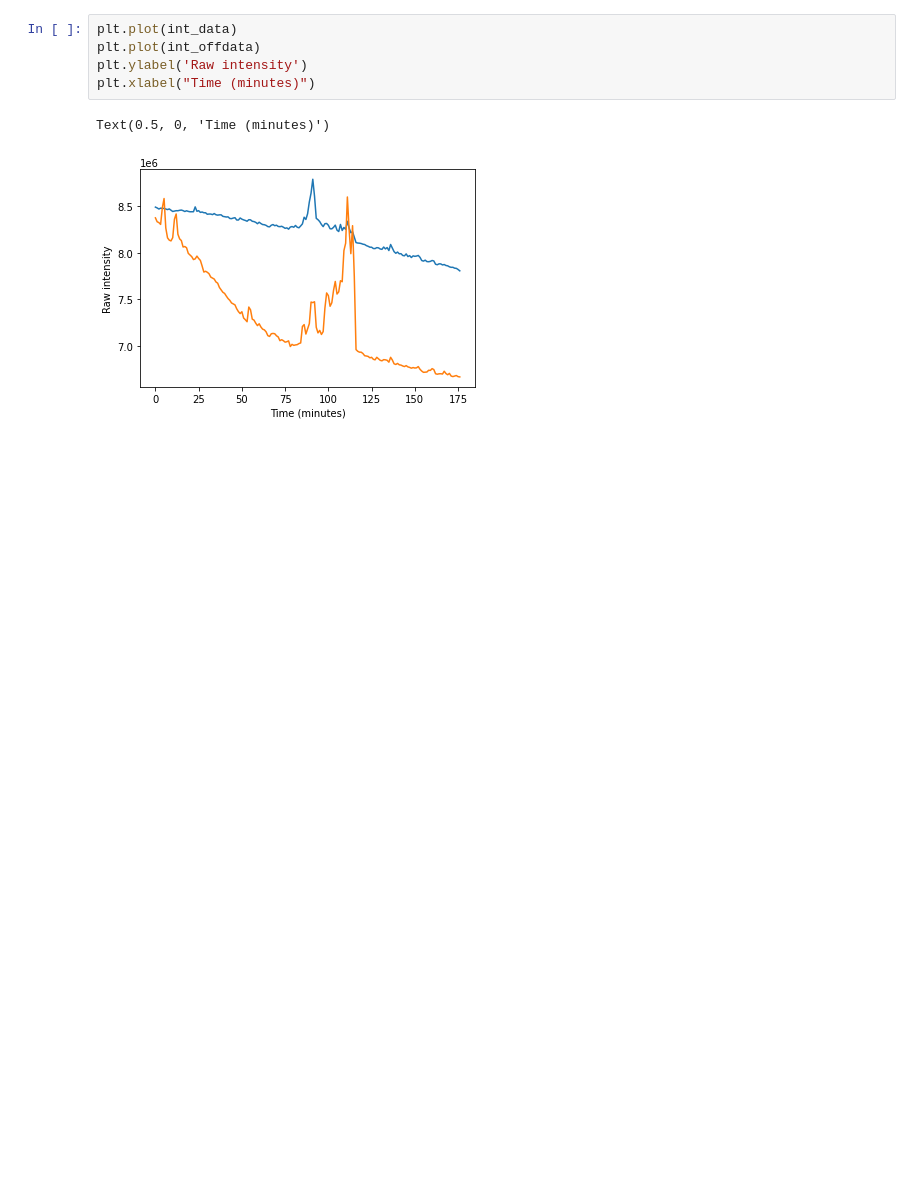
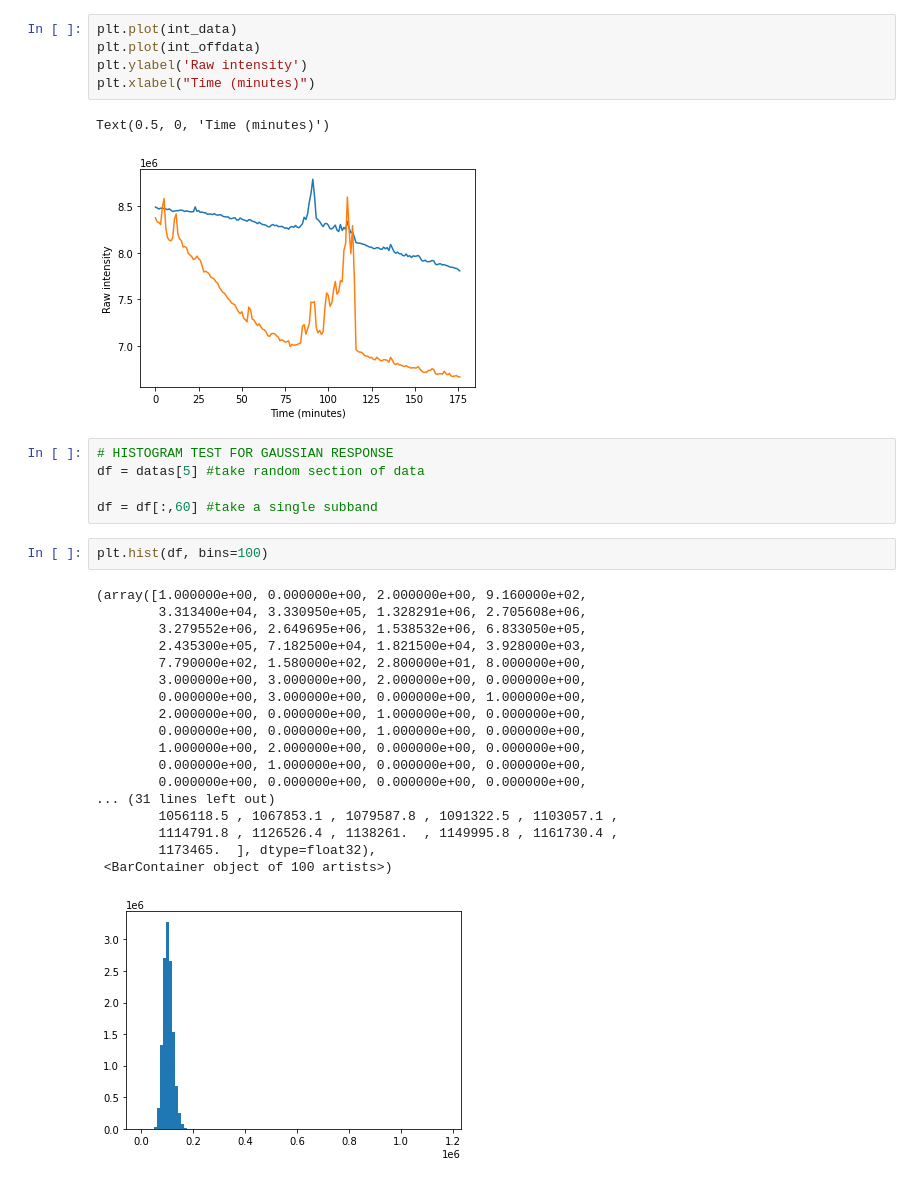
Before and after one commit to ofionnad/ilofar-data, a Jupyter notebook: 20201215_uranus/notebooks/bg_smooth_removal_offbeam.ipynb, the cells around one changed output. Drawn from its saved outputs; the diff is of its cells as text; blank space fills up the shorter version.

```diff
--- a/20201215_uranus/notebooks/bg_smooth_removal_offbeam.ipynb
+++ b/20201215_uranus/notebooks/bg_smooth_removal_offbeam.ipynb
@@ -239,3 +239,29 @@ plt.xlabel("Time (minutes)")
 # %% [output]
 Text(0.5, 0, 'Time (minutes)')
 [figure]
+# %%
+# HISTOGRAM TEST FOR GAUSSIAN RESPONSE
+df = datas[5] #take random section of data
+
+df = df[:,60] #take a single subband
+# %%
+plt.hist(df, bins=100)
+# %% [output]
+(array([1.000000e+00, 0.000000e+00, 2.000000e+00, 9.160000e+02,
+        3.313400e+04, 3.330950e+05, 1.328291e+06, 2.705608e+06,
+        3.279552e+06, 2.649695e+06, 1.538532e+06, 6.833050e+05,
+        2.435300e+05, 7.182500e+04, 1.821500e+04, 3.928000e+03,
+        7.790000e+02, 1.580000e+02, 2.800000e+01, 8.000000e+00,
+        3.000000e+00, 3.000000e+00, 2.000000e+00, 0.000000e+00,
+        0.000000e+00, 3.000000e+00, 0.000000e+00, 1.000000e+00,
+        2.000000e+00, 0.000000e+00, 1.000000e+00, 0.000000e+00,
+        0.000000e+00, 0.000000e+00, 1.000000e+00, 0.000000e+00,
+        1.000000e+00, 2.000000e+00, 0.000000e+00, 0.000000e+00,
+        0.000000e+00, 1.000000e+00, 0.000000e+00, 0.000000e+00,
+        0.000000e+00, 0.000000e+00, 0.000000e+00, 0.000000e+00,
+... (31 lines left out)
+        1056118.5 , 1067853.1 , 1079587.8 , 1091322.5 , 1103057.1 ,
+        1114791.8 , 1126526.4 , 1138261.  , 1149995.8 , 1161730.4 ,
+        1173465.  ], dtype=float32),
+ <BarContainer object of 100 artists>)
+[figure, added]
```
Also changed, not shown: parts of 5 cells of this notebook, 5 other files.
